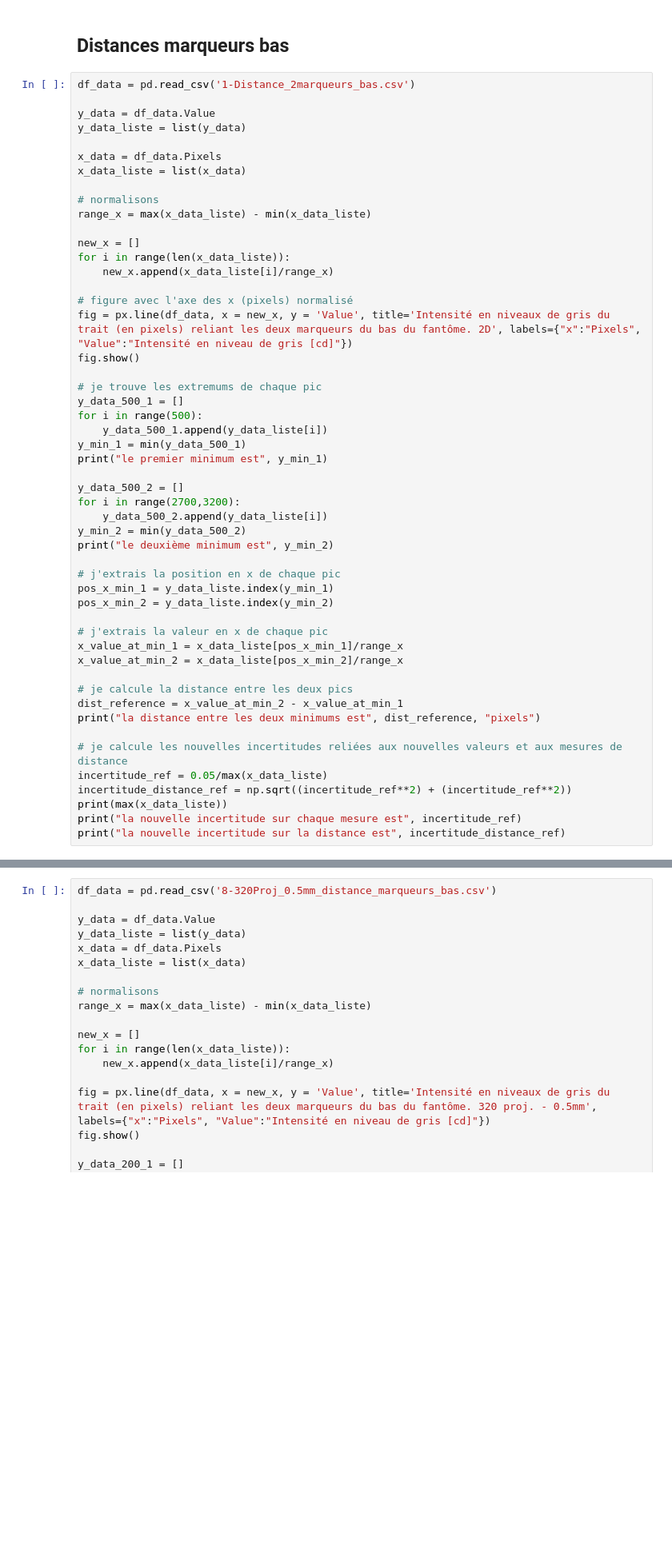
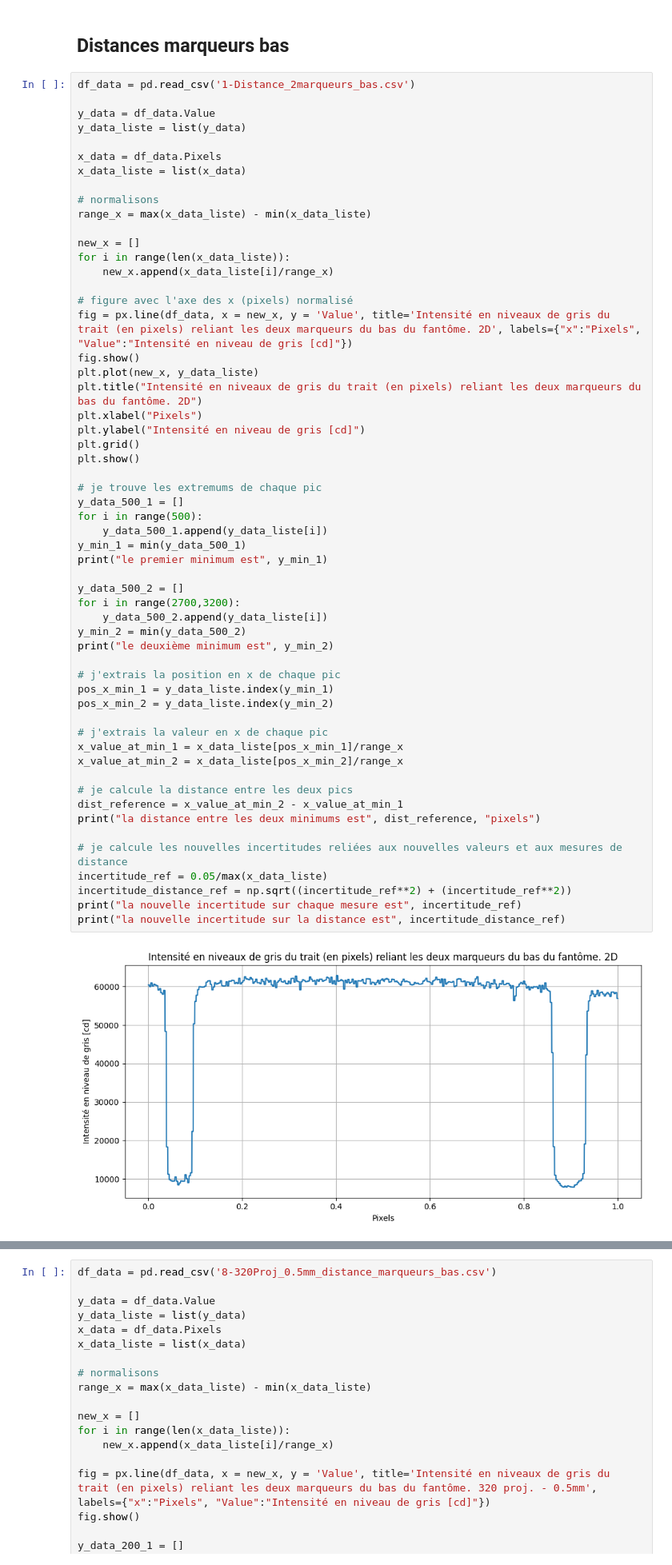
Before and after one commit to Mathgi89/Donn-es-Brut, a Jupyter notebook: Traitement notebook.ipynb, the cells around one changed output, grey strips where cells are left out. Shown: that part at 80% size. Drawn from its saved outputs; the diff is of its cells as text; blank space fills up the shorter version.

```diff
--- a/Traitement notebook.ipynb
+++ b/Traitement notebook.ipynb
@@ -32,39 +32,45 @@ for i in range(len(x_data_liste)):
 # figure avec l'axe des x (pixels) normalisé
 fig = px.line(df_data, x = new_x, y = 'Value', title='Intensité en niveaux de gris du trait (en pixels) reliant les deux marqueurs du bas du fantôme. 2D', labels={"x":"Pixels", "Value":"Intensité en niveau de gris [cd]"})
 fig.show()
+plt.plot(new_x, y_data_liste)
+plt.title("Intensité en niveaux de gris du trait (en pixels) reliant les deux marqueurs du bas du fantôme. 2D")
+plt.xlabel("Pixels")
+plt.ylabel("Intensité en niveau de gris [cd]")
+plt.grid()
+plt.show()
 
 # je trouve les extremums de chaque pic
 y_data_500_1 = []
 for i in range(500):
     y_data_500_1.append(y_data_liste[i])
 y_min_1 = min(y_data_500_1)
 print("le premier minimum est", y_min_1)
 
 y_data_500_2 = []
 for i in range(2700,3200):
     y_data_500_2.append(y_data_liste[i])
 y_min_2 = min(y_data_500_2)
 print("le deuxième minimum est", y_min_2)
 
 # j'extrais la position en x de chaque pic
 pos_x_min_1 = y_data_liste.index(y_min_1)
 pos_x_min_2 = y_data_liste.index(y_min_2)
 
 # j'extrais la valeur en x de chaque pic
 x_value_at_min_1 = x_data_liste[pos_x_min_1]/range_x
 x_value_at_min_2 = x_data_liste[pos_x_min_2]/range_x
 
 # je calcule la distance entre les deux pics
 dist_reference = x_value_at_min_2 - x_value_at_min_1
 print("la distance entre les deux minimums est", dist_reference, "pixels")
 
 # je calcule les nouvelles incertitudes reliées aux nouvelles valeurs et aux mesures de distance
 incertitude_ref = 0.05/max(x_data_liste)
 incertitude_distance_ref = np.sqrt((incertitude_ref**2) + (incertitude_ref**2))
-print(max(x_data_liste))
 print("la nouvelle incertitude sur chaque mesure est", incertitude_ref)
 print("la nouvelle incertitude sur la distance est", incertitude_distance_ref)
 # %% [output]
+[figure, added]
 le premier minimum est 8448
 le deuxième minimum est 7872
 la distance entre les deux minimums est 0.8210081497132509 pixels
```
Also changed, not shown: parts of 2 cells of this notebook.
